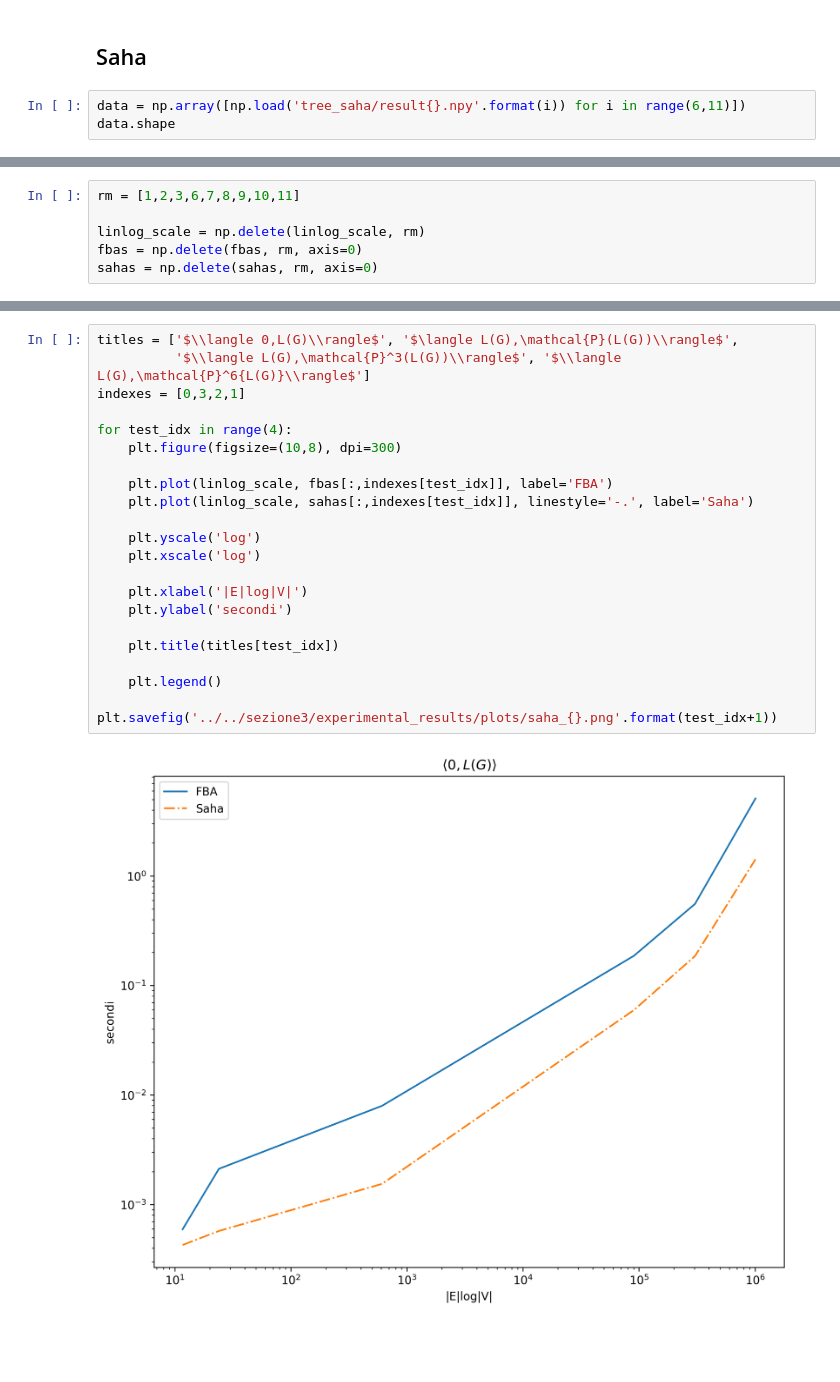
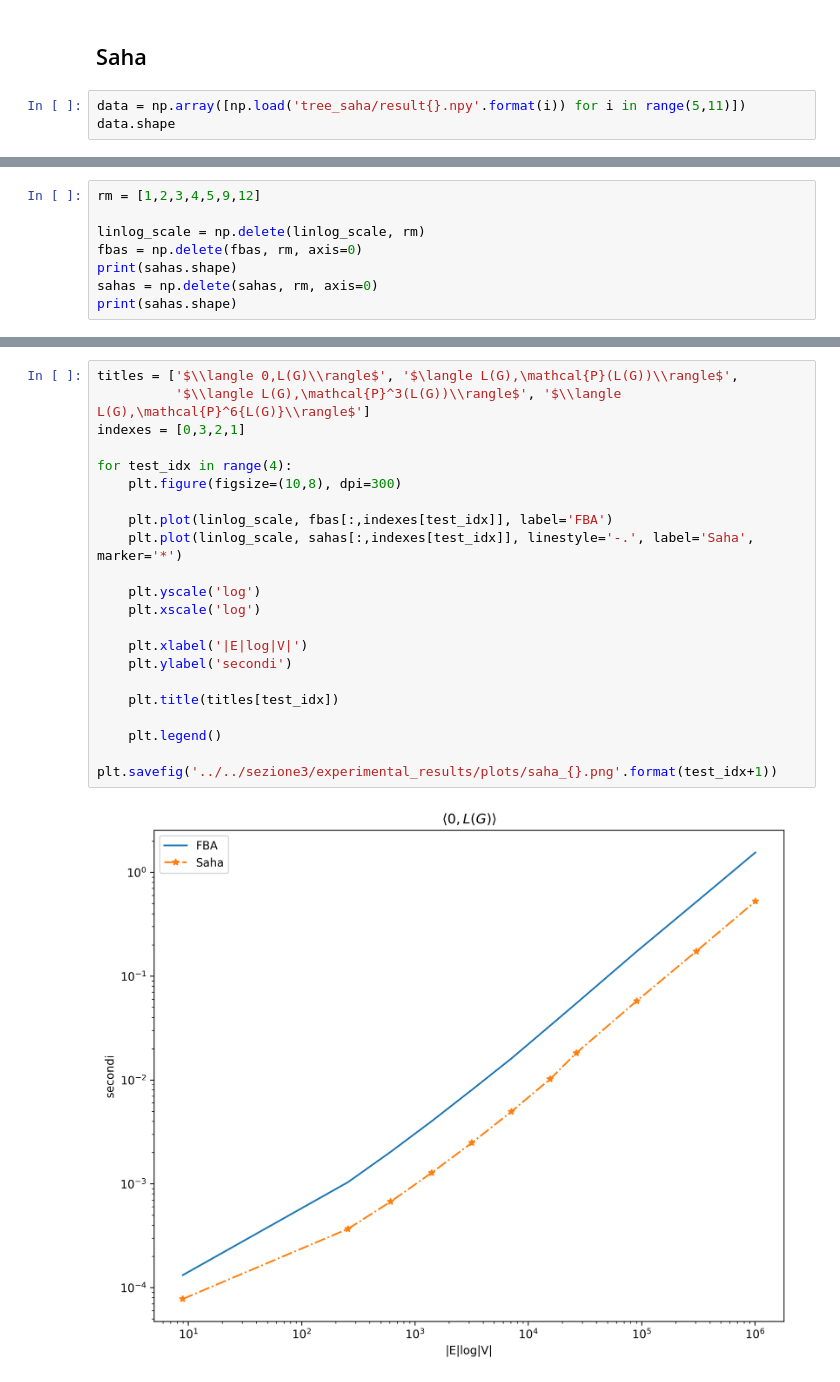
Before and after one commit to fandreuz/bsc-thesis, a Jupyter notebook: experiments/time/PerformancePlot.ipynb, the cells around one changed output, grey strips where cells are left out. Saved outputs shown, nothing was run; the diff lists cells and outputs as text; blank space fills up the shorter version.

```diff
--- a/experiments/time/PerformancePlot.ipynb
+++ b/experiments/time/PerformancePlot.ipynb
@@ -72,6 +82,6 @@ plt.show()
 # %% [markdown]
 ## Saha
 # %%
-data = np.array([np.load('tree_saha/result{}.npy'.format(i)) for i in range(6,11)])
+data = np.array([np.load('tree_saha/result{}.npy'.format(i)) for i in range(5,11)])
 data.shape
 # %% [output]
@@ -95,6 +106,8 @@ sahas = np.array(sahas)
 # %%
-rm = [1,2,3,6,7,8,9,10,11]
+rm = [1,2,3,4,5,9,12]
 
 linlog_scale = np.delete(linlog_scale, rm)
 fbas = np.delete(fbas, rm, axis=0)
+print(sahas.shape)
 sahas = np.delete(sahas, rm, axis=0)
+print(sahas.shape)
@@ -105,23 +117,23 @@ sahas = np.delete(sahas, rm, axis=0)
 # %%
 titles = ['$\\langle 0,L(G)\\rangle$', '$\langle L(G),\mathcal{P}(L(G))\\rangle$',
           '$\\langle L(G),\mathcal{P}^3(L(G))\\rangle$', '$\\langle L(G),\mathcal{P}^6{L(G)}\\rangle$']
 indexes = [0,3,2,1]
 
 for test_idx in range(4):
     plt.figure(figsize=(10,8), dpi=300)
 
     plt.plot(linlog_scale, fbas[:,indexes[test_idx]], label='FBA')
-    plt.plot(linlog_scale, sahas[:,indexes[test_idx]], linestyle='-.', label='Saha')
+    plt.plot(linlog_scale, sahas[:,indexes[test_idx]], linestyle='-.', label='Saha', marker='*')
 
     plt.yscale('log')
     plt.xscale('log')
 
     plt.xlabel('|E|log|V|')
     plt.ylabel('secondi')
 
     plt.title(titles[test_idx])
 
     plt.legend()
     plt.savefig('../../sezione3/experimental_results/plots/saha_{}.png'.format(test_idx+1))
 # %% [output]
-[figure, old version]
+[figure, new version]
```
Also changed, not shown: parts of 10 cells of this notebook, 27 other files.
